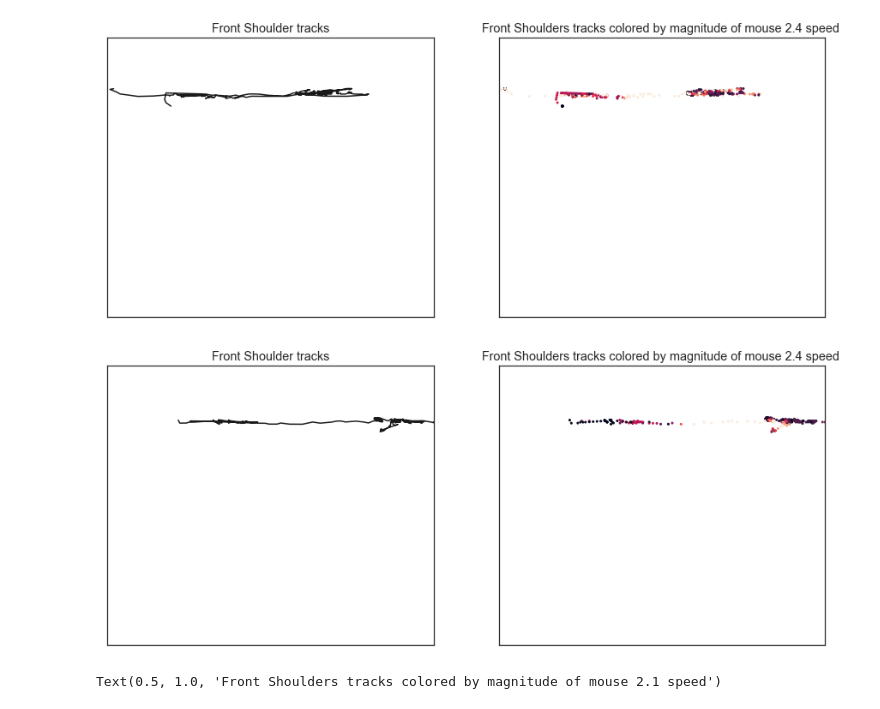
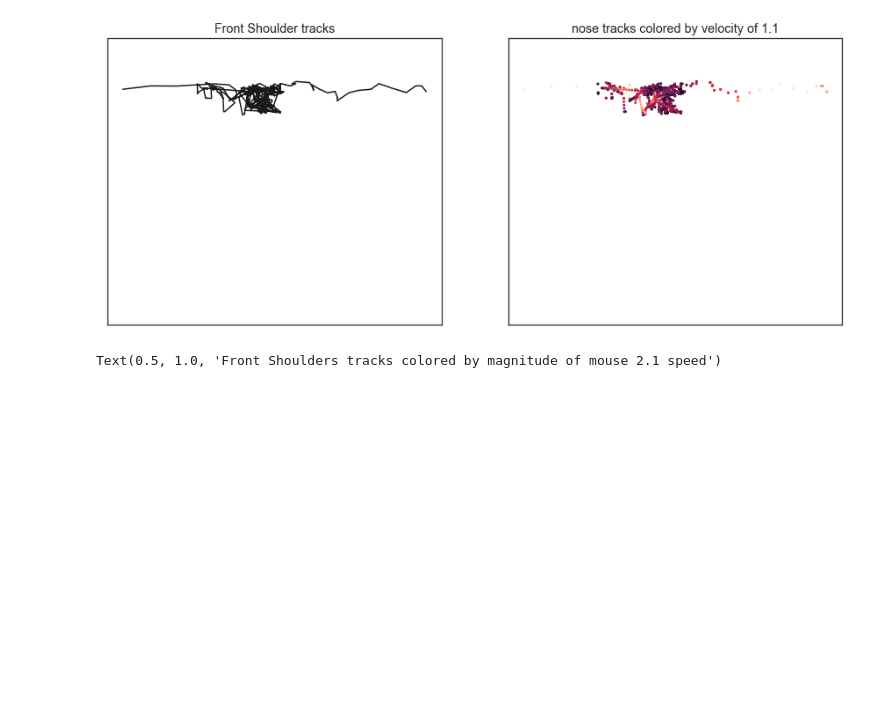
Before and after one commit to padillacoreanolab/pose_tracking_repo, a Jupyter notebook: results/tube_test_analysis/tubetest_analysis.ipynb, the cells around one changed output. Drawn from its saved outputs; the diff is of its cells as text; code cells hidden in the pictures; blank space fills up the shorter version.

```diff
--- a/results/tube_test_analysis/tubetest_analysis.ipynb
+++ b/results/tube_test_analysis/tubetest_analysis.ipynb
@@ -134,10 +146,18 @@ locations.shape
 # %%
 #Visualize movement across video
-EAR_INDEX = 2
-FRONTSHOULDER_INDEX = 3
-TAIL_INDEX = 4
-NOSE_INDEX = 0
+EAR_INDEX = 0
+NOSE_INDEX = 1
+TAILBASE_INDEX = 2
+THORAX_INDEX = 3
+FRONT_FOOT_INDEX = 4
+REAR_FOOT_INDEX = 5
 
-head_loc = locations[:, EAR_INDEX, :, :]
-front_loc = locations[:, FRONTSHOULDER_INDEX, :, :]
-tail_loc = locations[:, TAIL_INDEX, :, :]
+
+
+
+ear_loc = locations[:, EAR_INDEX, :, :]
+nose_loc = locations[:, NOSE_INDEX, :,:]
+tail_loc = locations[:, TAILBASE_INDEX, :, :]
+thorax_loc = locations[:, THORAX_INDEX, :, :]
+front_foot_loc = locations[:, FRONT_FOOT_INDEX, :, :]
+rear_foot_loc = locations[:, REAR_FOOT_INDEX, :, :]
@@ -237,33 +280,31 @@ Text(0.5, 1.0, 'Velocity Mouse 2.4')
 # %%
-def plot_mouse_front_tracks(mouse_id):
-    mouse_number = MOUSE_YELLOW_PAGES[mouse_id]
+def plot_vel_tracks(node, node_loc, mouse):
+    mouse_number = MOUSE_YELLOW_PAGES[mouse]
     fig = plt.figure(figsize=(15,6))
     ax1 = fig.add_subplot(121)
-    ax1.plot(front_loc[:, 0, mouse_number], front_loc[:, 1, mouse_number], 'k')
-    ax1.set_xlim(0,1024)
+    ax1.plot(node_loc[:, 0, mouse_number], node_loc[:, 1, mouse_number], 'k')
+    #ax1.set_xlim(0,1024)
     ax1.set_xticks([])
     ax1.set_ylim(0,1024)
     ax1.set_yticks([])
     ax1.set_title('Front Shoulder tracks')
 
-    kp = front_vel_mouse2_4  # use thx_vel_fly1 for other fly
+    node_vel = smooth_diff(node_loc[:, :, MOUSE_YELLOW_PAGES[mouse]])   # use thx_vel_fly1 for other fly
     vmin = 0
     vmax = 10
 
     ax2 = fig.add_subplot(122)
-    ax2.scatter(front_loc[:,0,mouse_number], front_loc[:,1,mouse_number], c=kp, s=4, vmin=vmin, vmax=vmax)
-    ax2.set_xlim(0,1024)
+    ax2.scatter(node_loc[:,0,mouse_number], node_loc[:,1,mouse_number], c=node_vel, s=4, vmin=vmin, vmax=vmax)
+    #ax2.set_xlim(0,1024)
 
     ax2.set_xticks([])
     ax2.set_ylim(0,1024)
     ax2.set_yticks([])
-    ax2.set_title('Front Shoulders tracks colored by magnitude of mouse 2.4 speed ')
+    ax2.set_title(node+ ' tracks colored by velocity of ' + mouse)
 
-plot_mouse_front_tracks('2.4')
-plot_mouse_front_tracks('2.1')
+plot_vel_tracks('nose', nose_loc, '1.1')
 # %% [output]
-[figure, old version]
+[figure, new version]
-[figure, removed]
 # %%
 FIRST_MOUSE=0
 SECOND_MOUSE=1
```
Also changed, not shown: parts of 18 cells of this notebook, 54 other files.
